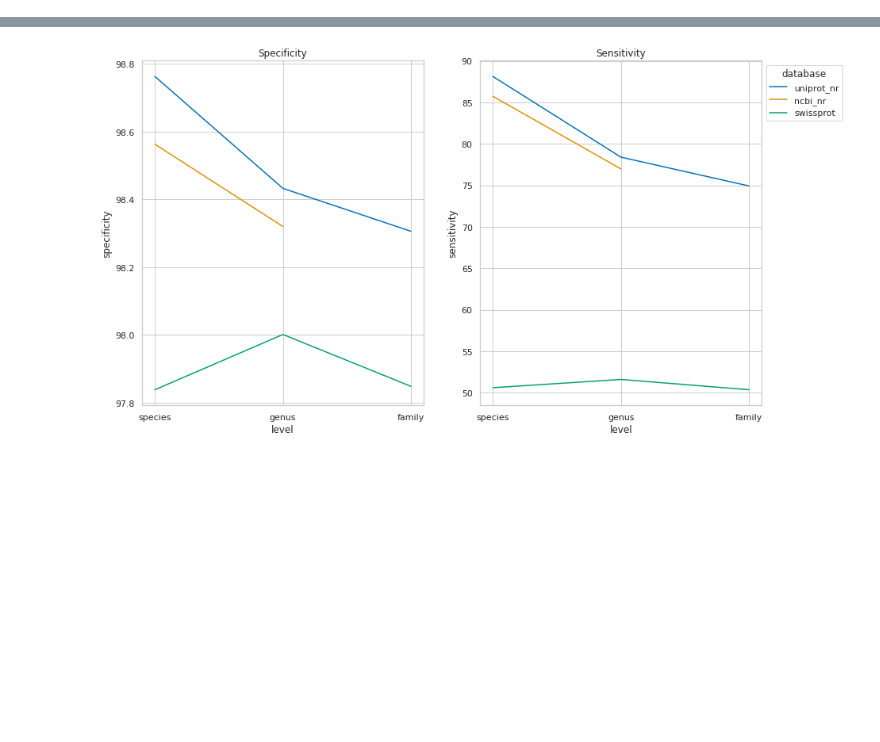
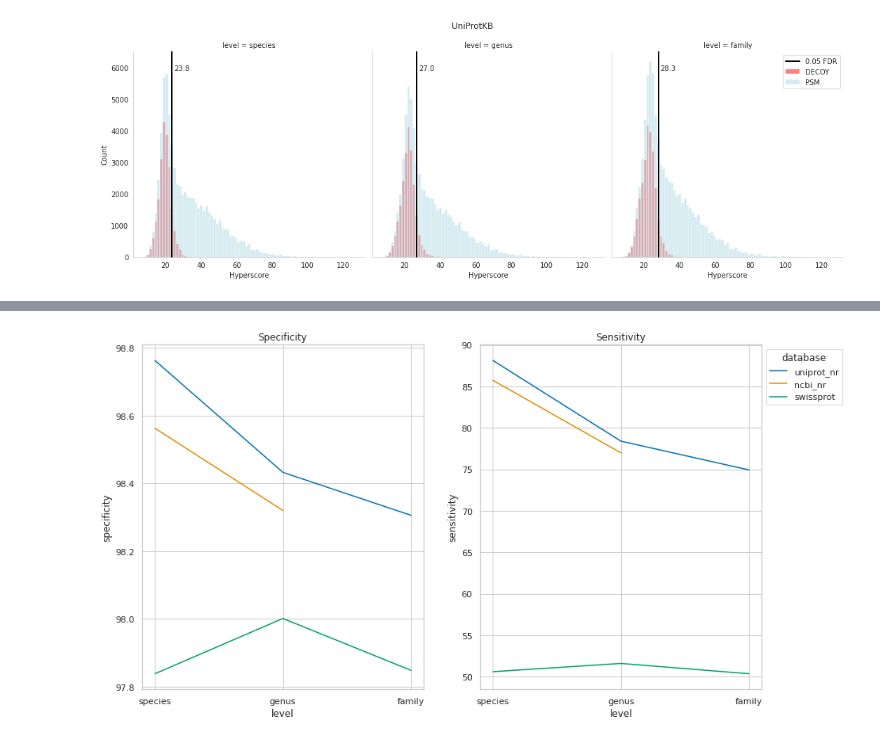
Before and after one commit to jschmacht/xtandem_result_analyzer, a Jupyter notebook: create_plots_final.ipynb, the cells around one changed output, grey strips where cells are left out. Saved outputs shown, nothing was run; the diff lists cells and outputs as text; code cells hidden in the pictures; blank space fills up the shorter version.

```diff
--- a/create_plots_final.ipynb
+++ b/create_plots_final.ipynb
@@ -177,10 +238,10 @@ kleiner_pep_xml_result_reduced_df = kleiner_pep_xml_result.groupby(["Title", "Re
 # %%
-# load files into df
+# load files into df, 2.5GB Ram
 #read complete tsv. for 'Protein', 'Hyperscore', 'decoy' use function for reading (get set(int) instead oof strings)
-uniprot_reduced_tsv_subspecies_df = ReferenceWriter.read_csv_with_generic_function(uniprot_nr_reduced_tsv[0],['Protein', 'Hyperscore', 'decoy', 'taxID'])
-uniprot_reduced_tsv_species_df = ReferenceWriter.read_csv_with_generic_function(uniprot_nr_reduced_tsv[1],['Protein', 'Hyperscore', 'decoy', 'taxID'])
-uniprot_reduced_tsv_genus_df = ReferenceWriter.read_csv_with_generic_function(uniprot_nr_reduced_tsv[2],['Protein', 'Hyperscore', 'decoy', 'taxID'])
-uniprot_reduced_tsv_family_df = ReferenceWriter.read_csv_with_generic_function(uniprot_nr_reduced_tsv[3],['Protein', 'Hyperscore', 'decoy', 'taxID'])
+#uniprot_reduced_tsv_subspecies_df = ReferenceWriter.read_csv_with_generic_function(uniprot_nr_reduced_tsv[0],['Protein', 'Hyperscore', 'decoy', 'taxID'])
+uniprot_reduced_tsv_species_df = ReferenceWriter.read_csv_with_generic_function(uniprot_nr_reduced_tsv['species'],['Protein', 'Hyperscore', 'decoy', 'taxID'])
+uniprot_reduced_tsv_genus_df = ReferenceWriter.read_csv_with_generic_function(uniprot_nr_reduced_tsv['genus'],['Protein', 'Hyperscore', 'decoy', 'taxID'])
+uniprot_reduced_tsv_family_df = ReferenceWriter.read_csv_with_generic_function(uniprot_nr_reduced_tsv['family'],['Protein', 'Hyperscore', 'decoy', 'taxID'])
 # %%
 swissprot_reduced_tsv_species_df = ReferenceWriter.read_csv_with_generic_function(swissprot_reduced_tsv[0],['Protein', 'Hyperscore', 'decoy', 'taxID'])
 swissprot_reduced_tsv_genus_df = ReferenceWriter.read_csv_with_generic_function(swissprot_reduced_tsv[1],['Protein', 'Hyperscore', 'decoy', 'taxID'])
@@ -303,6 +373,8 @@ border_list_swissprot = get_all_fdr_borders_per_db(swissprot_dict, ['swissprot_s
 # %%
 # plot and save histogramm
 output = f'/home/jules/Documents/Tax2Proteome/benchmarking/plots/histogramms/histogramm_psm_decoy_uniprot.svg'
-create_histograms_in_columns_per_db(df_uniprot, border_list_uniprot, output)
+create_histograms_in_columns_per_db(df_uniprot, border_list_uniprot, output, 'UniProtKB')
+# %% [output]
+[figure, added]
 # %%
 output = f'/home/jules/Documents/Tax2Proteome/benchmarking/plots/histogramms/histogramm_psm_decoy_ncbi.svg'
```
Also changed, not shown: parts of 21 cells of this notebook, 15 other files.
